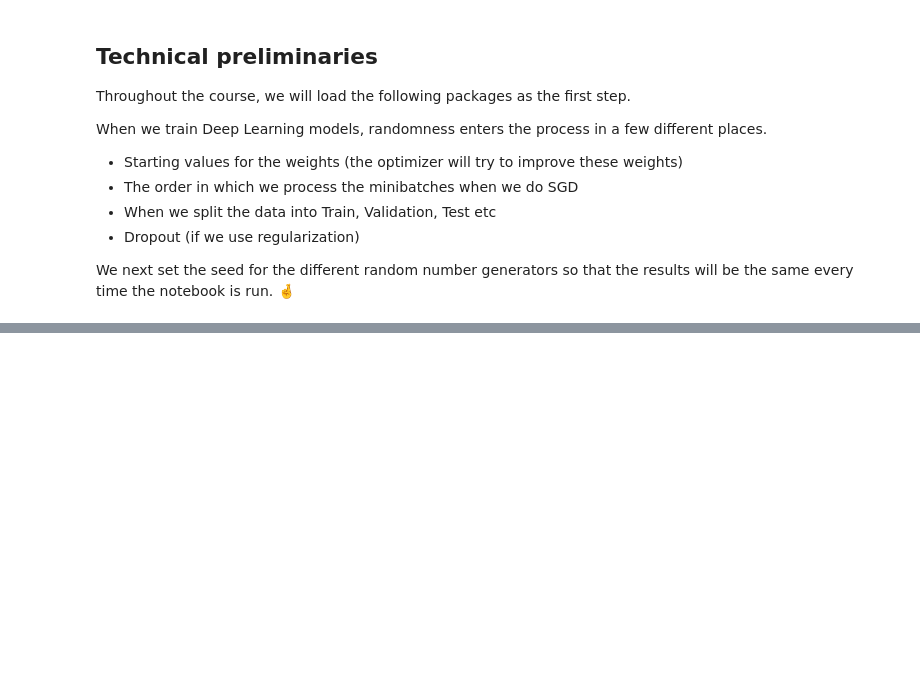
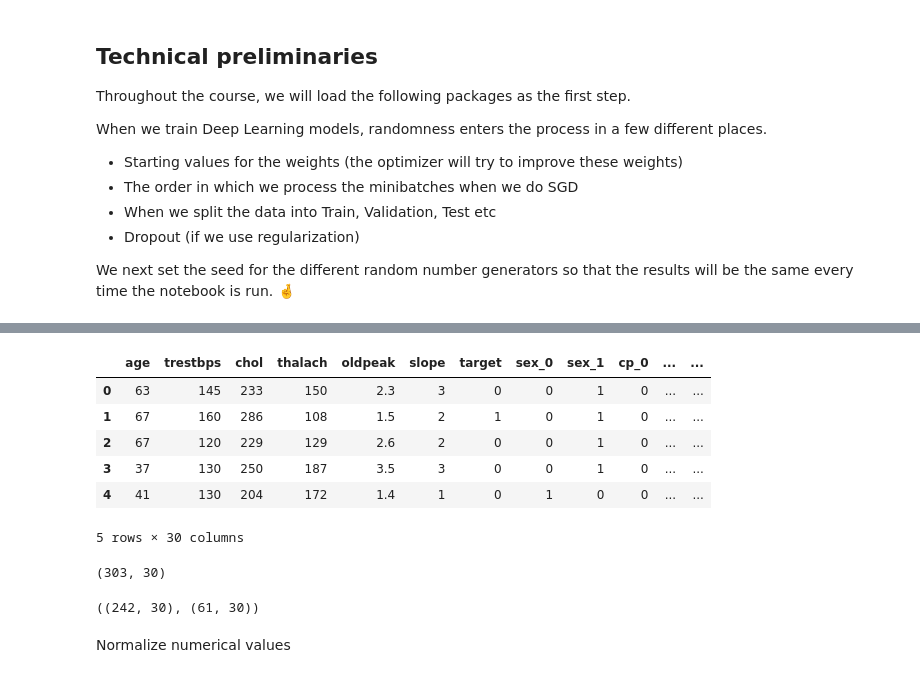
Before and after one commit to michelexseo/mit-hands-on-deep-learning, a Jupyter notebook: Lectures/binary_classification.ipynb, the cells around one changed output, grey strips where cells are left out. Drawn from its saved outputs; the diff is of its cells as text; code cells hidden in the pictures; blank space fills up the shorter version.

```diff
--- a/Lectures/binary_classification.ipynb
+++ b/Lectures/binary_classification.ipynb
@@ -54,0 +106,19 @@ keras.utils.set_random_seed(42)
+# %%
+categorical_variables = ['sex', 'cp', 'fbs', 'restecg','exang', 'ca', 'thal']
+numerics = ['age', 'trestbps','chol', 'thalach', 'oldpeak', 'slope']
+# %%
+df = pd.get_dummies(df, columns = categorical_variables, dtype=np.int64)
+# %%
+df.head()
+# %% [output]
+|  | age | trestbps | chol | thalach | oldpeak | slope | target | sex_0 | sex_1 | cp_0 | ... | ... |
+| 0 | 63 | 145 | 233 | 150 | 2.3 | 3 | 0 | 0 | 1 | 0 | ... | ... |
+| 1 | 67 | 160 | 286 | 108 | 1.5 | 2 | 1 | 0 | 1 | 0 | ... | ... |
+| 2 | 67 | 120 | 229 | 129 | 2.6 | 2 | 0 | 0 | 1 | 0 | ... | ... |
+| 3 | 37 | 130 | 250 | 187 | 3.5 | 3 | 0 | 0 | 1 | 0 | ... | ... |
+| 4 | 41 | 130 | 204 | 172 | 1.4 | 1 | 0 | 1 | 0 | 0 | ... | ... |
+5 rows × 30 columns
+# %%
+df.shape
+# %% [output]
+(303, 30)
@@ -54,0 +128,6 @@ keras.utils.set_random_seed(42)
+# %%
+train_df.shape, test_df.shape
+# %% [output]
+((242, 30), (61, 30))
+# %% [markdown]
+Normalize numerical values
```
Also changed, not shown: parts of 38 cells of this notebook.
